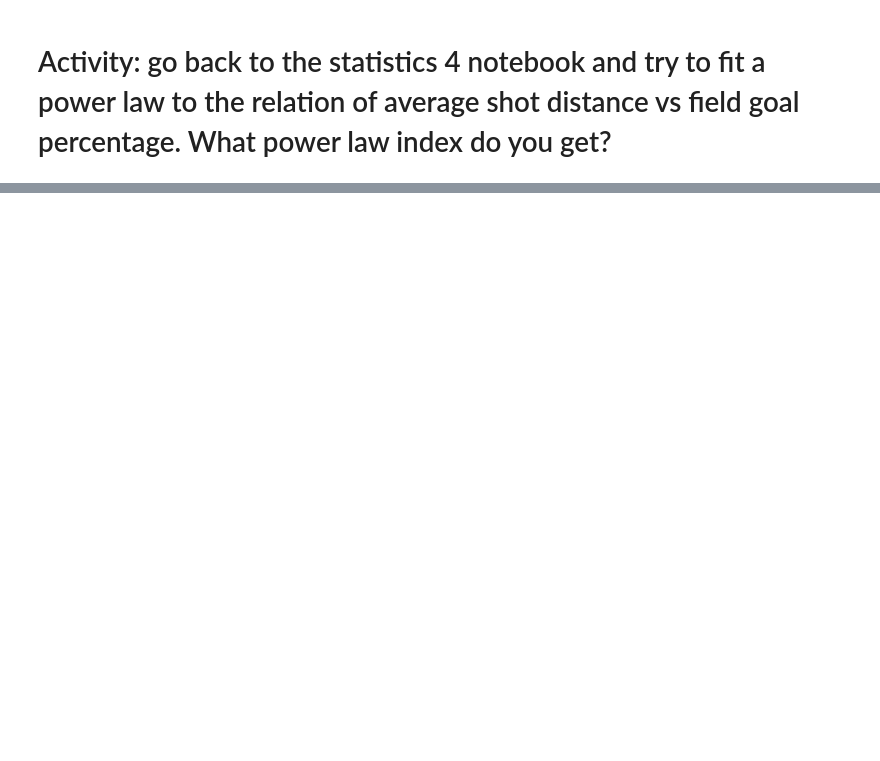
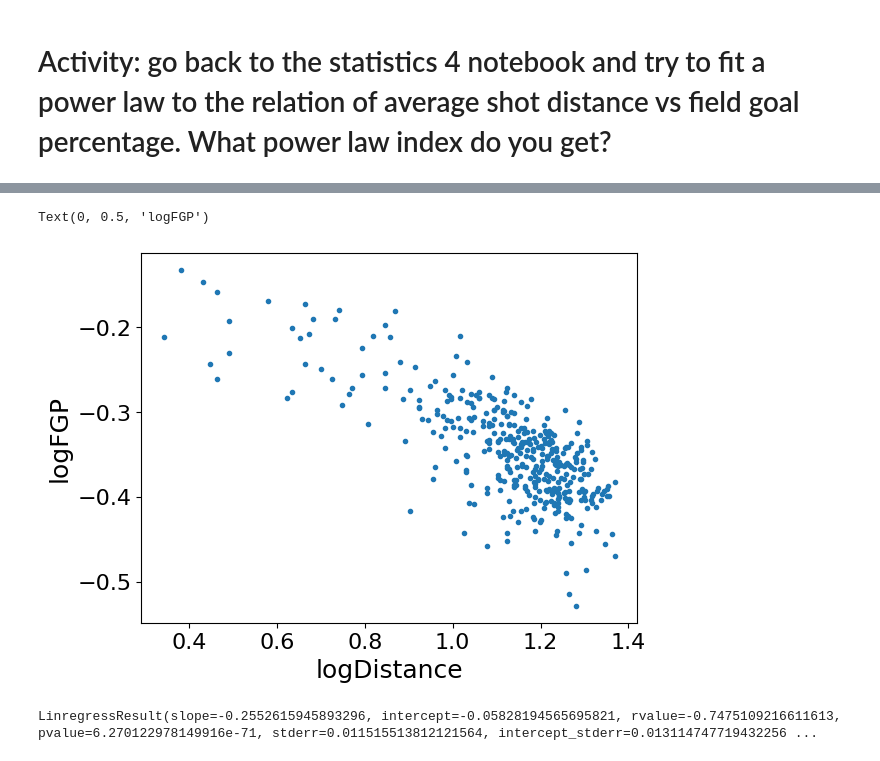
Before and after one commit to walipalmer/CFR-2024, a Jupyter notebook: module_stats/statistics5.ipynb, the cells around one changed output, grey strips where cells are left out. Drawn from its saved outputs; the diff is of its cells as text; code cells hidden in the pictures; blank space fills up the shorter version.

```diff
--- a/module_stats/statistics5.ipynb
+++ b/module_stats/statistics5.ipynb
@@ -391,0 +432,21 @@ ave_cat[ave_cat['body_mass']>]
+# %%
+nba_new['logDistance'] = np.log10(nba_new['Distance'])
+nba_new['logFGP'] = np.log10(nba_new['FGP'])
+
+plt.plot(nba_new['logDistance'], nba_new['logFGP'], '.')
+plt.xlabel('logDistance')
+plt.ylabel('logFGP')
+# %% [output]
+Text(0, 0.5, 'logFGP')
+[figure, added]
+# %%
+def power_law(x, a, k):
+    return a * x**k
+
+from scipy.stats import linregress
+
+fit = linregress(nba_new['logDistance'], nba_new['logFGP'])
+
+fit
+# %% [output]
+LinregressResult(slope=-0.2552615945893296, intercept=-0.05828194565695821, rvalue=-0.7475109216611613, pvalue=6.270122978149916e-71, stderr=0.011515513812121564, intercept_stderr=0.013114747719432256 ...
```
Also changed, not shown: parts of 9 cells of this notebook, 1 other file.
